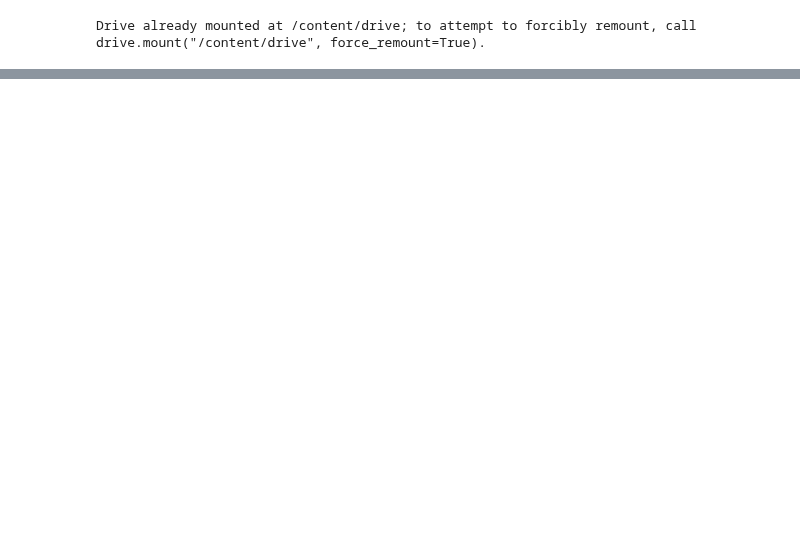
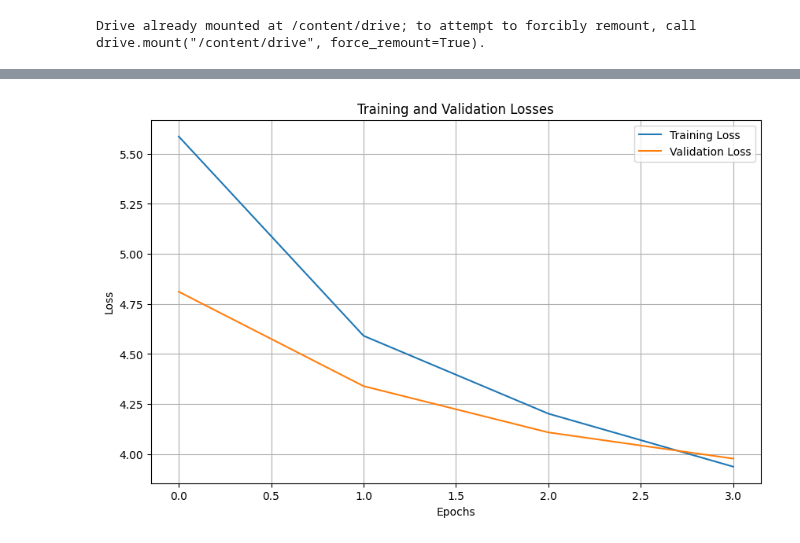
Before and after one commit to dipankarsrirag/Dialogue-Summarisation, a Jupyter notebook: notebooks/Report.ipynb, the cells around one changed output, grey strips where cells are left out. Cells and saved outputs as stored; diff of their text form; code cells hidden in the pictures; blank space fills up the shorter version.

```diff
--- a/notebooks/Report.ipynb
+++ b/notebooks/Report.ipynb
@@ -412,6 +426,6 @@ Total trainable parameters for Custom-Lite: 3433209
 # %%
-encoder_final = EncoderRNN(input_size=vocab_size, hidden_size=hidden_size, num_layers=num_layers, embedding_matrix=embedding_matrix, bidirectional=True, freeze=False).to(device)
-decoder_final = AttnDecoderRNN(hidden_size=hidden_size, output_size=vocab_size, num_layers=num_layers, embedding_matrix=embedding_matrix, freeze=False).to(device)
+encoder_final = EncoderRNN(input_size=vocab_size, hidden_size=hidden_size, num_layers=num_layers, embedding_matrix=embedding_matrix, bidirectional=True, freeze=freeze).to(device)
+decoder_final = AttnDecoderRNN(hidden_size=hidden_size, output_size=vocab_size, num_layers=num_layers, embedding_matrix=embedding_matrix, freeze=freeze).to(device)
 # %%
 total_params_encoder = count_trainable_parameters(encoder_final)
 total_params_decoder = count_trainable_parameters(decoder_final)
@@ -432,2 +487,2 @@ KeyboardInterrupt: ignored
 # %%
-train(train_dataloader, val_dataloader, encoder_final, decoder_final, 10, 0.001)
+train_losses, val_losses = train(train_dataloader, val_dataloader, encoder_final, decoder_final, 4, 0.001)
@@ -433,0 +494,12 @@ train(train_dataloader, val_dataloader, encoder_final, decoder_final, 10, 0.001)
+# %%
+plt.figure(figsize=(10, 6))
+plt.plot(train_losses, label='Training Loss')
+plt.plot(val_losses, label='Validation Loss')
+plt.title('Training and Validation Losses')
+plt.xlabel('Epochs')
+plt.ylabel('Loss')
+plt.legend()
+plt.grid(True)
+plt.show()
+# %% [output]
+[figure, added]
```
Also changed, not shown: parts of 16 cells of this notebook.
